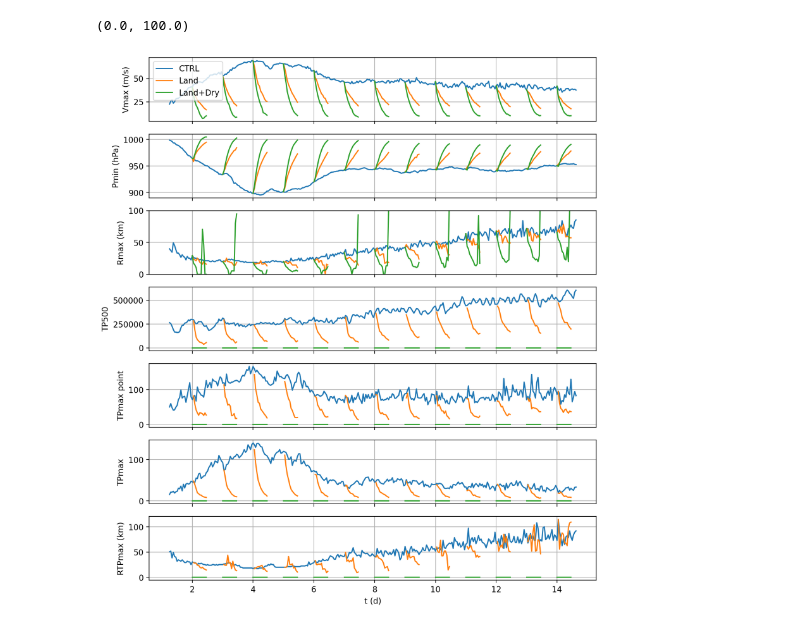
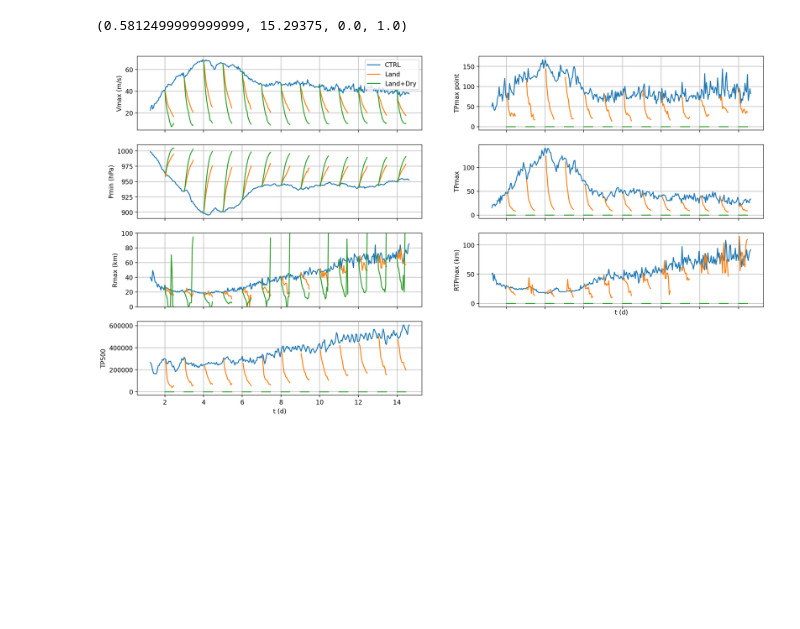
Before and after one commit to suprdory/wrfstore-py, a Jupyter notebook: check_runs.ipynb, the cells around one changed output. Cells and saved outputs as stored; diff of their text form; code cells hidden in the pictures; blank space fills up the shorter version.

```diff
--- a/check_runs.ipynb
+++ b/check_runs.ipynb
@@ -14,38 +13,35 @@ dfd=pd.read_pickle('dfs/df_run_02_dry.pkl')
 dfs=[df0,dfl,dfd]
 # %%
 hs=[]
-fig,axs=plt.subplots(7,1,dpi=200,figsize=(10,12),sharex=True)
+fig,axs=plt.subplots(4,2,dpi=200,figsize=(18,10),sharex=True)
 pvars=[
     {'y':'V10max',    'ylab':'Vmax (m/s)'},
     {'y':'Pmin',      'ylab':'Pmin (hPa)'},
     {'y':'rV10max',   'ylab':'Rmax (km)'},
     {'y':'tp500',     'ylab':'TP500'},
     {'y':'tpmaxpoint','ylab':'TPmax point'},
     {'y':'tpmax',     'ylab':'TPmax'},
     {'y':'rtpmax',    'ylab':'RTPmax (km)'},
-
 ]
-
-# pvars=['V10max','Pmin','rV10max']
 
 cols=['C0','C1','C2']
 for df,col in zip(dfs,cols):
-    for ax,pvar in zip(axs,pvars):
+    for ax,pvar in zip(axs.flatten(order='F'),pvars):
         for n,tlf in enumerate(df.tlf.unique()):
             dft=df[df.tlf.eq(tlf)]
-#             tp500d=dft['tp500'].diff()
-#             dft.loc[:,'tp500d']=tp500d
             if tlf>0:
                 dft=dft[:12]
             h=ax.plot(dft.t,dft[pvar['y']],color=col)
         ax.grid(True)
         ax.set_ylabel(pvar['ylab'])
     hs.append(h[0])
 
-axs[-1].set_xlabel('t (d)')
-axs[0].legend(hs,('CTRL','Land','Land+Dry'))
-axs[2].set_ylim((0,100))
-# axs[3].set_ylim((0,1e6))
+axs[3,0].set_xlabel('t (d)')
+axs[2,1].set_xlabel('t (d)')
+
+axs.flat[0].legend(hs,('CTRL','Land','Land+Dry'))
+axs.flatten(order='F')[2].set_ylim((0,100))
+axs.flat[-1].axis('off')
 # %% [output]
-(0.0, 100.0)
+(0.5812499999999999, 15.29375, 0.0, 1.0)
-[figure, old version]
+[figure, new version]
```
Also changed, not shown: parts of 1 cell of this notebook, 15 other files.
